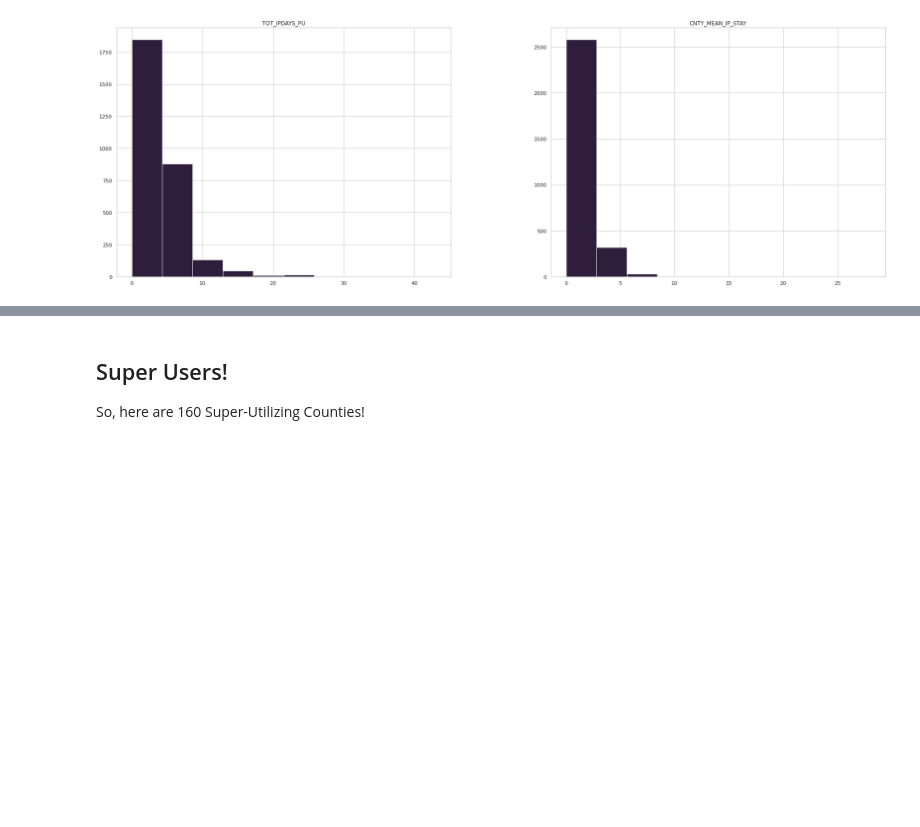
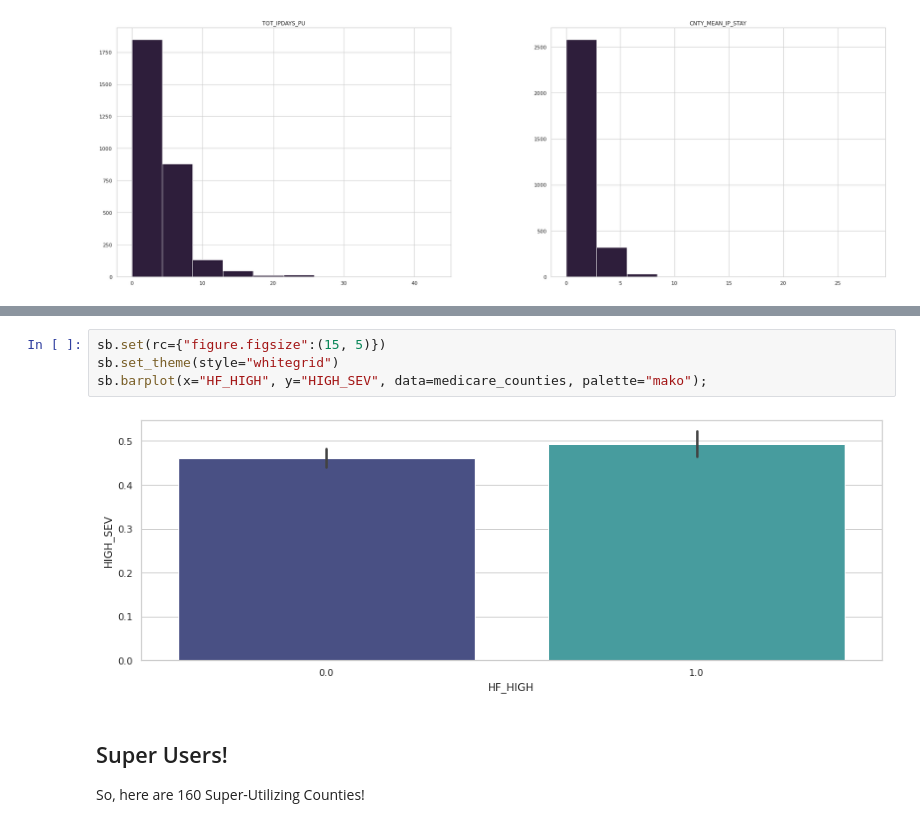
Before and after one commit to TrellixVulnTeam/DS_DDVW, a Jupyter notebook: HCA 203 PUF and Counties Aggregate Description.ipynb, the cells around one changed output, grey strips where cells are left out. Saved outputs shown, nothing was run; the diff lists cells and outputs as text; blank space fills up the shorter version.

```diff
--- a/HCA 203 PUF and Counties Aggregate Description.ipynb
+++ b/HCA 203 PUF and Counties Aggregate Description.ipynb
@@ -250,3 +271,9 @@ plt.show()
+# %%
+sb.set(rc={"figure.figsize":(15, 5)})
+sb.set_theme(style="whitegrid")
+sb.barplot(x="HF_HIGH", y="HIGH_SEV", data=medicare_counties, palette="mako");
+# %% [output]
+[figure, added]
 # %% [markdown]
 ## Super Users!
 
```
Also changed, not shown: parts of 9 cells of this notebook, 1 other file.
